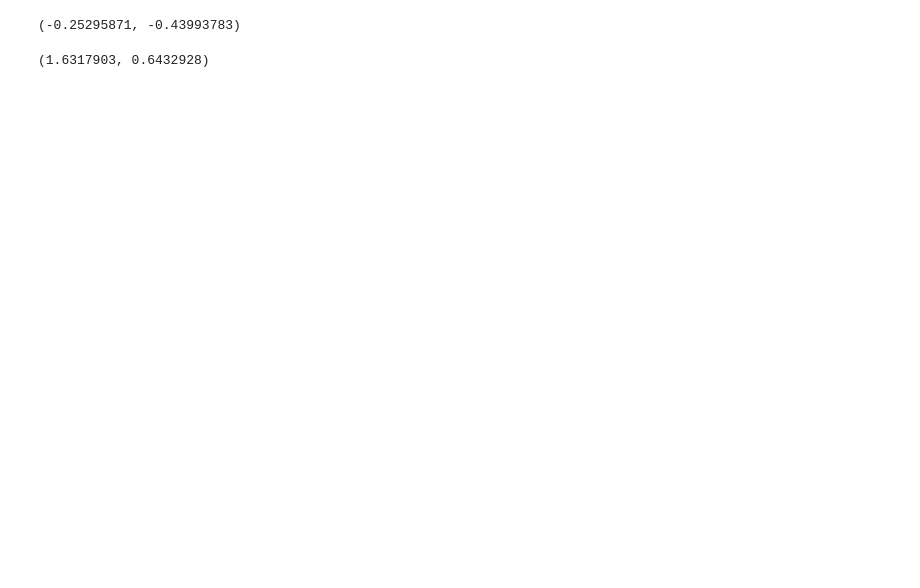
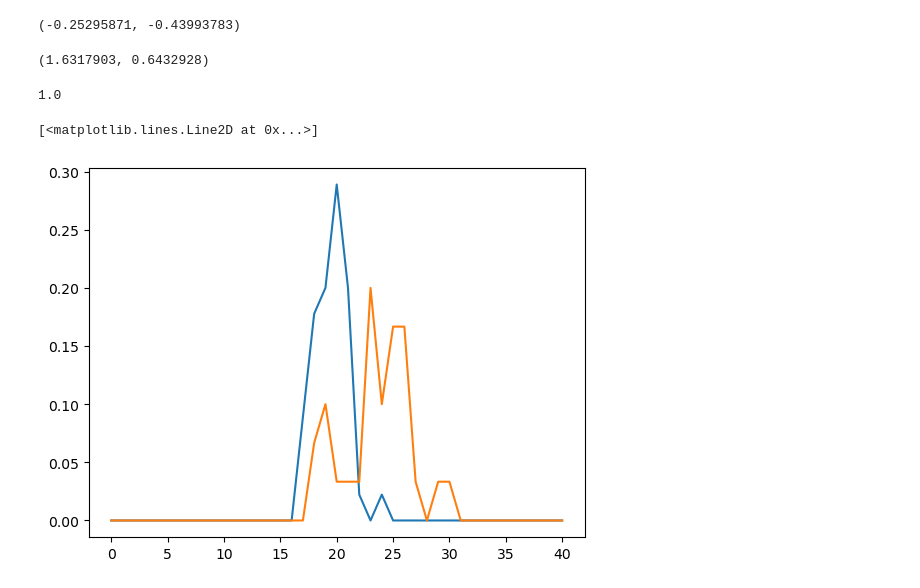
Before and after one commit to alexborowiak/time_of_emergene_drafts, a Jupyter notebook: draft_notebooks/draft_09_perkins_skill_score.ipynb, the cells around one changed output. Drawn from its saved outputs; the diff is of its cells as text; code cells hidden in the pictures; blank space fills up the shorter version.

```diff
--- a/draft_notebooks/draft_09_perkins_skill_score.ipynb
+++ b/draft_notebooks/draft_09_perkins_skill_score.ipynb
@@ -216,3 +215,13 @@ def get_rel_freq(arr, bins):
 # %%
 rel_freq_base = get_rel_freq(base_arr, bins)
 rel_freq_best = get_rel_freq(arr_best, bins)
+# %%
+np.sum(rel_freq_base)
+# %% [output]
+1.0
+# %%
+plt.plot(rel_freq_base)
+plt.plot(rel_freq_best)
+# %% [output]
+[<matplotlib.lines.Line2D at 0x...>]
+[figure, added]
```
Also changed, not shown: parts of 58 cells of this notebook, 2 other files.
